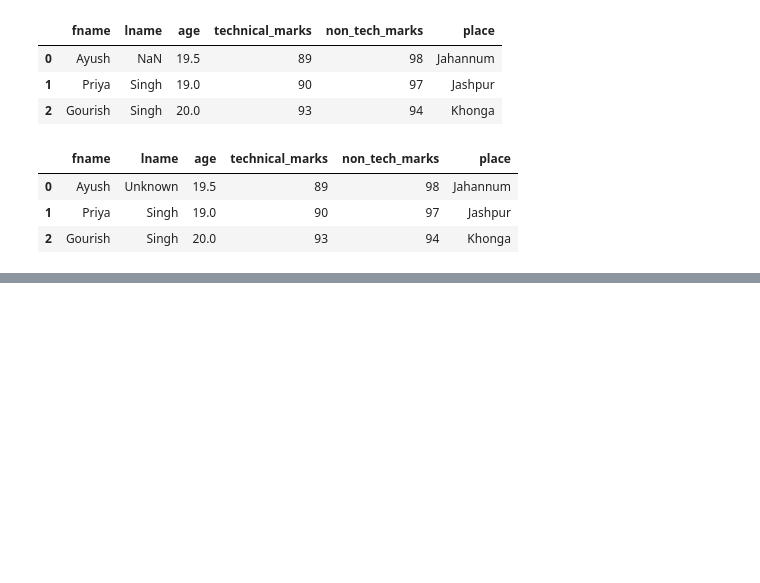
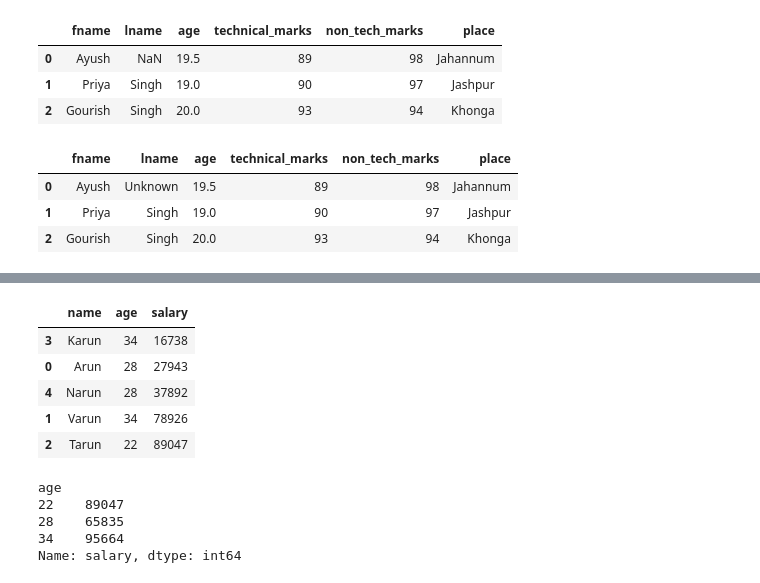
Before and after one commit to ayushsingh-ayushsingh/learn-ml, a Jupyter notebook: learn_pd/pd.ipynb, the cells around one changed output, grey strips where cells are left out. Cells and saved outputs as stored; diff of their text form; code cells hidden in the pictures; blank space fills up the shorter version.

```diff
--- a/ds/learn_pd/1.ipynb
+++ b/learn_pd/pd.ipynb
@@ -392,0 +439,21 @@ df
+# %%
+# Sort by age and salary
+df.sort_values(by=["salary", "age"], ascending=[True, True], inplace=True)
+df
+# %% [output]
+|  | name | age | salary |
+| 3 | Karun | 34 | 16738 |
+| 0 | Arun | 28 | 27943 |
+| 4 | Narun | 28 | 37892 |
+| 1 | Varun | 34 | 78926 |
+| 2 | Tarun | 22 | 89047 |
+# %%
+# Grouping by age
+salary_of_ages = df.groupby(by="age")["salary"].sum()
+salary_of_ages
+# %% [output]
+age
+22    89047
+28    65835
+34    95664
+Name: salary, dtype: int64
```
Also changed, not shown: parts of 16 cells of this notebook, 9 other files.
